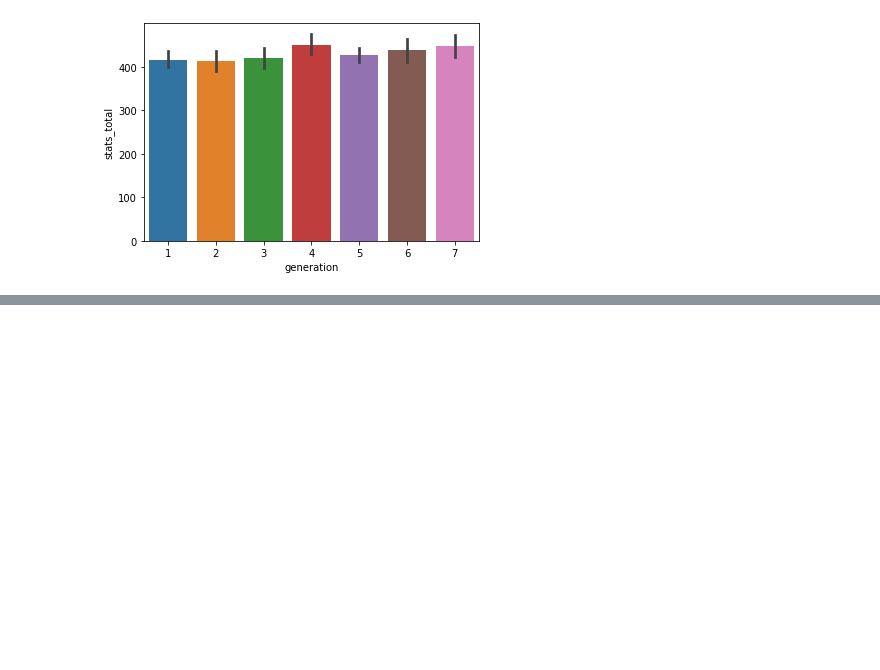
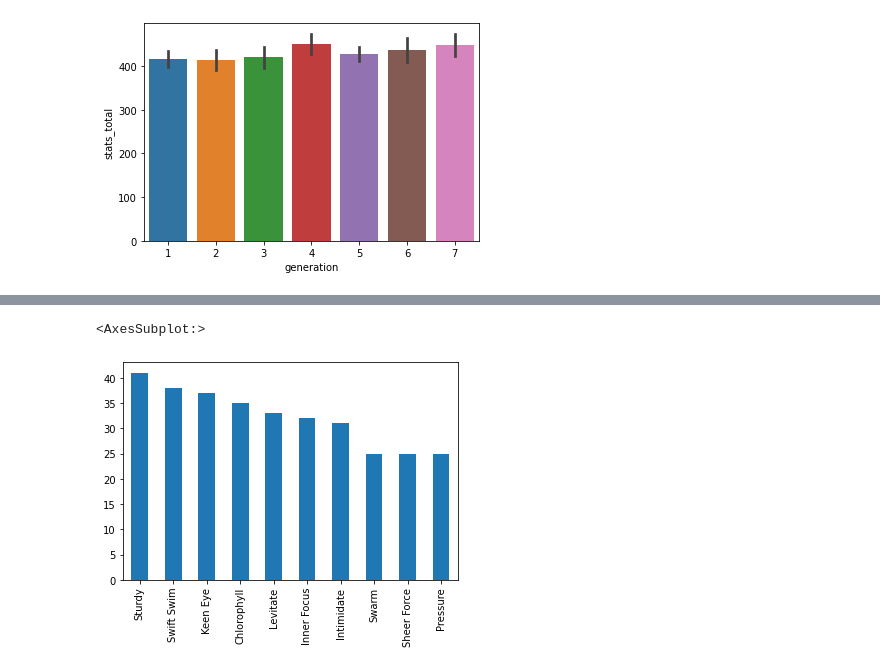
Before and after one commit to Dryluigi/pokemon-eda, a Jupyter notebook: Pokemon EDA.ipynb, the cells around one changed output, grey strips where cells are left out. Drawn from its saved outputs; the diff is of its cells as text; code cells hidden in the pictures; blank space fills up the shorter version.

```diff
--- a/Pokemon EDA.ipynb
+++ b/Pokemon EDA.ipynb
@@ -467,0 +678,5 @@ sns.barplot(data=df, x='generation', y='stats_total')
+# %%
+pd.Series(cleaned_ability).sort_values(ascending=False).head(10).plot.bar()
+# %% [output]
+<AxesSubplot:>
+[figure, added]
```
Also changed, not shown: parts of 38 cells of this notebook.
